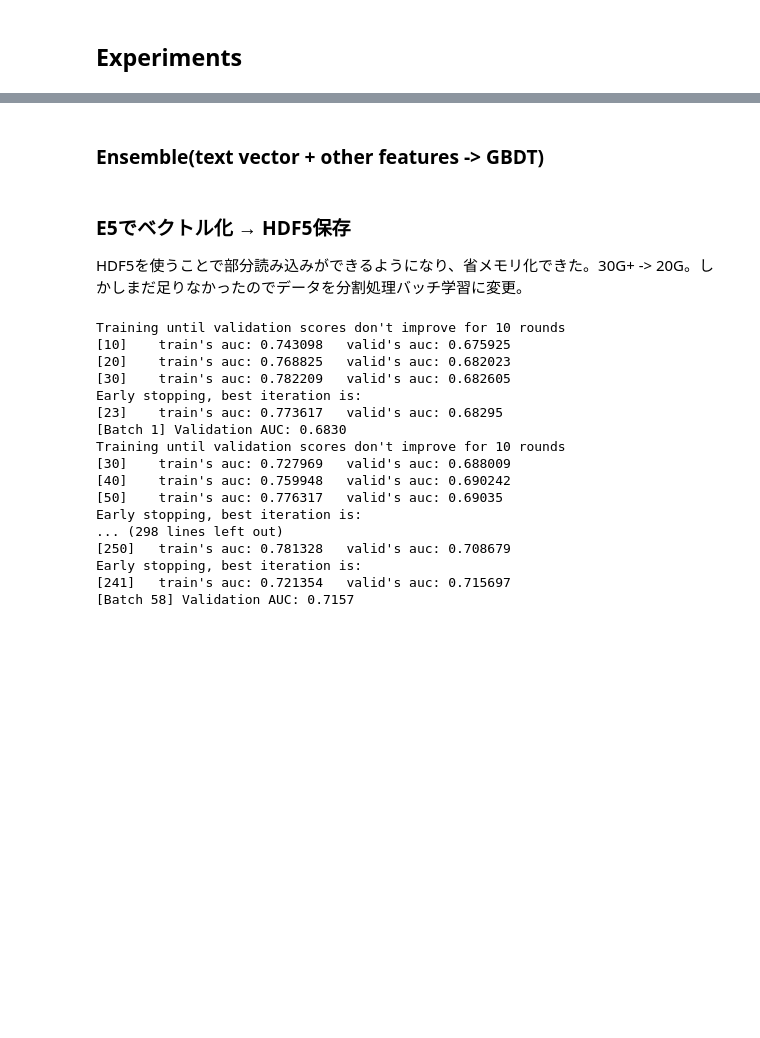
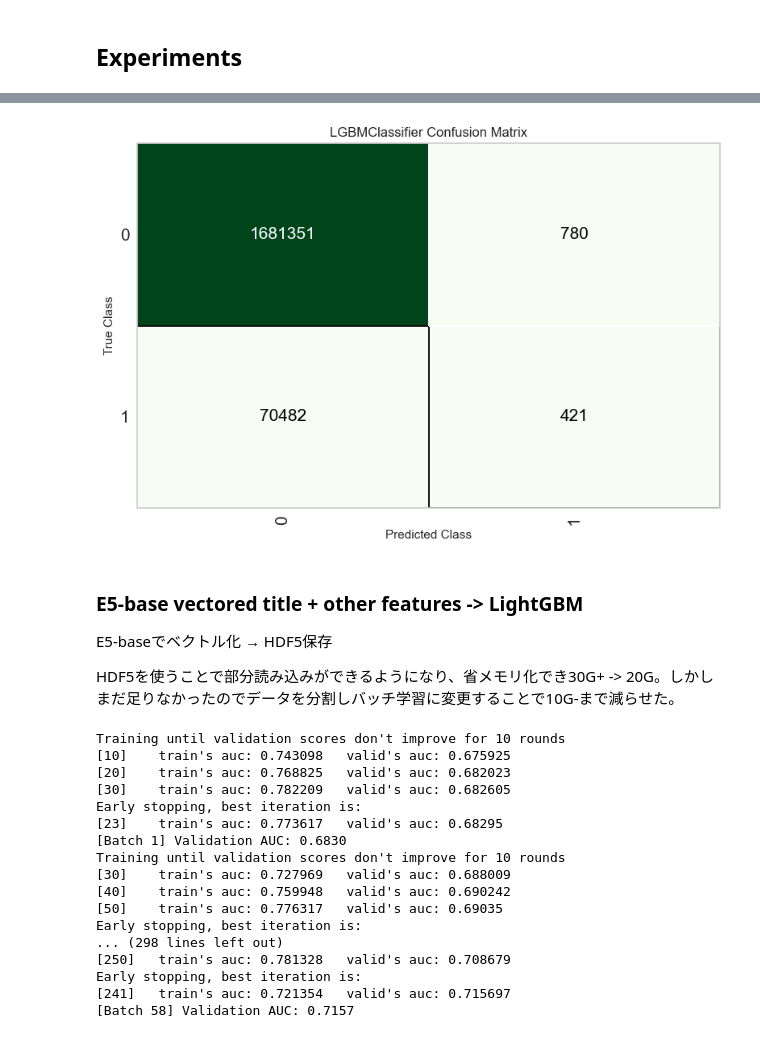
Before and after one commit to mtanig/ml-snippets, a Jupyter notebook: ctr_predction_title_and_others/experiments.ipynb, the cells around one changed output, grey strips where cells are left out. Saved outputs shown, nothing was run; the diff lists cells and outputs as text; code cells hidden in the pictures; blank space fills up the shorter version.

```diff
--- a/ctr_predction_title_and_others/experiments.ipynb
+++ b/ctr_predction_title_and_others/experiments.ipynb
@@ -45,0 +247,3 @@ tqdm.pandas()
+# %%
+plot_model(best_model, plot='confusion_matrix')
+# %% [output]
@@ -46,5 +251,6 @@ tqdm.pandas()
+[figure, added]
 # %% [markdown]
-### Ensemble(text vector + other features -> GBDT)
+### E5-base vectored title + other features -> LightGBM
+E5-baseでベクトル化 → HDF5保存
+
+HDF5を使うことで部分読み込みができるようになり、省メモリ化でき30G+ -> 20G。しかしまだ足りなかったのでデータを分割しバッチ学習に変更することで10G-まで減らせた。
-# %% [markdown]
-### E5でベクトル化 → HDF5保存
-HDF5を使うことで部分読み込みができるようになり、省メモリ化できた。30G+ -> 20G。しかしまだ足りなかったのでデータを分割処理バッチ学習に変更。
```
Also changed, not shown: parts of 32 cells of this notebook.
